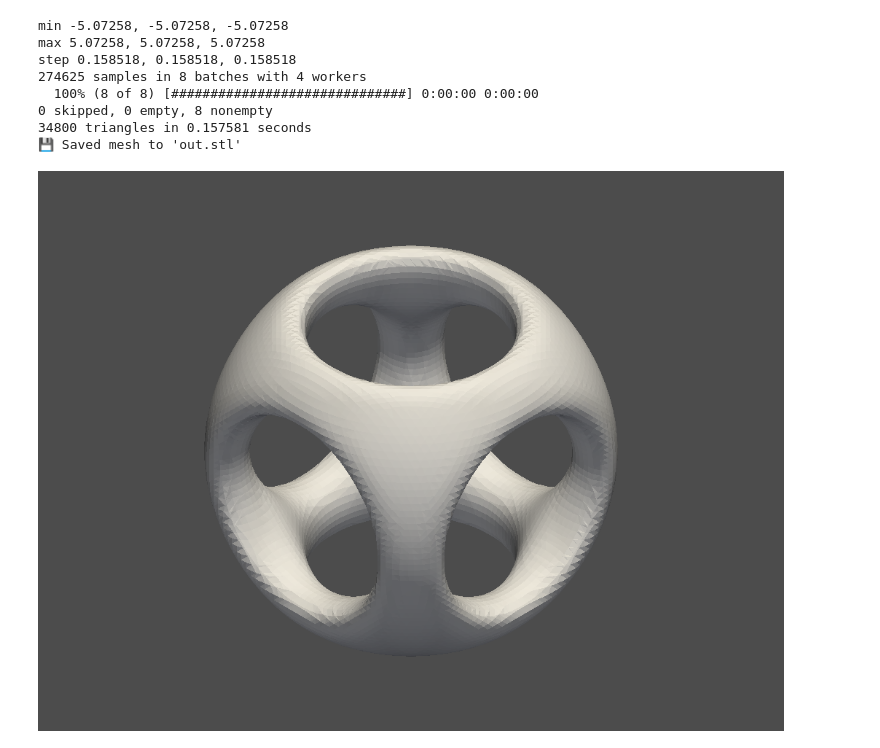
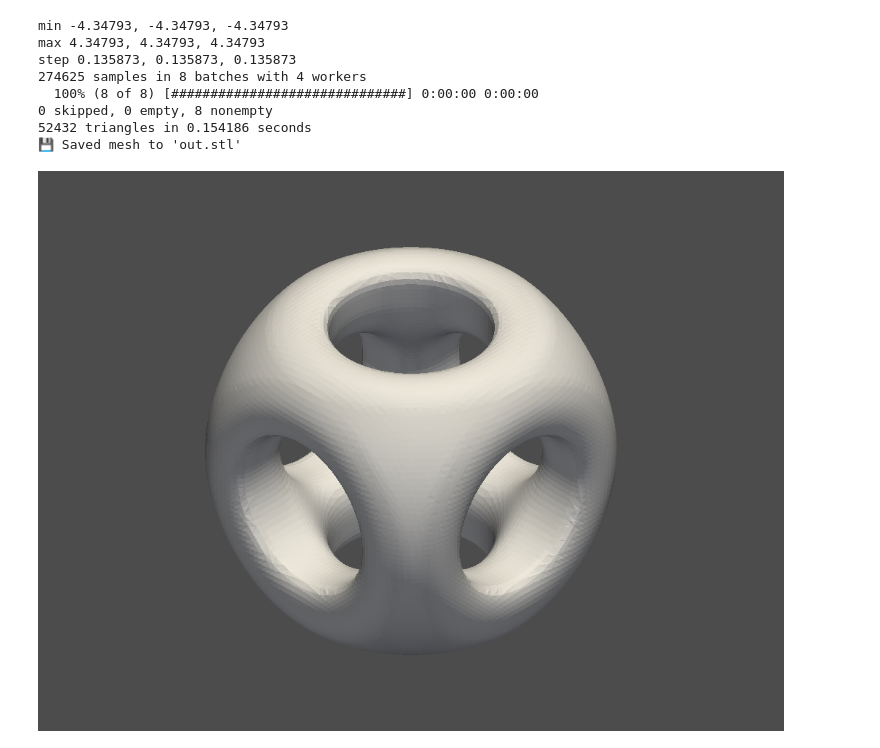
Before and after one commit to shangaslammi/sdf-build, a Jupyter notebook: examples/CSG.ipynb, the cells around one changed output. Saved outputs shown, nothing was run; the diff lists cells and outputs as text; code cells hidden in the pictures.

```diff
--- a/examples/CSG.ipynb
+++ b/examples/CSG.ipynb
@@ -25,19 +26,19 @@ step 0.0396296, 0.0396296, 0.0396296
 # %%
 csg = sphere(diameter=10)
 
-csg -= cylinder(diameter=5).orient(X).k(1)
-csg -= cylinder(diameter=5).orient(Y).k(1)
-csg -= cylinder(diameter=5).orient(Z).k(1)
+csg -= cylinder(diameter=4).orient(X).k(1)
+csg -= cylinder(diameter=4).orient(Y).k(1)
+csg -= cylinder(diameter=4).orient(Z).k(1)
 
-csg &= box(10).k(1)
+csg &= box(8).k(0.5)
 csg.save()
 # %% [output]
-min -5.07258, -5.07258, -5.07258
-max 5.07258, 5.07258, 5.07258
-step 0.158518, 0.158518, 0.158518
+min -4.34793, -4.34793, -4.34793
+max 4.34793, 4.34793, 4.34793
+step 0.135873, 0.135873, 0.135873
 274625 samples in 8 batches with 4 workers
   100% (8 of 8) [##############################] 0:00:00 0:00:00
 0 skipped, 0 empty, 8 nonempty
-34800 triangles in 0.157581 seconds
+52432 triangles in 0.154186 seconds
 💾 Saved mesh to 'out.stl'
-[figure, old version]
+[figure, new version]
```
Also changed, not shown: parts of 2 cells of this notebook.
